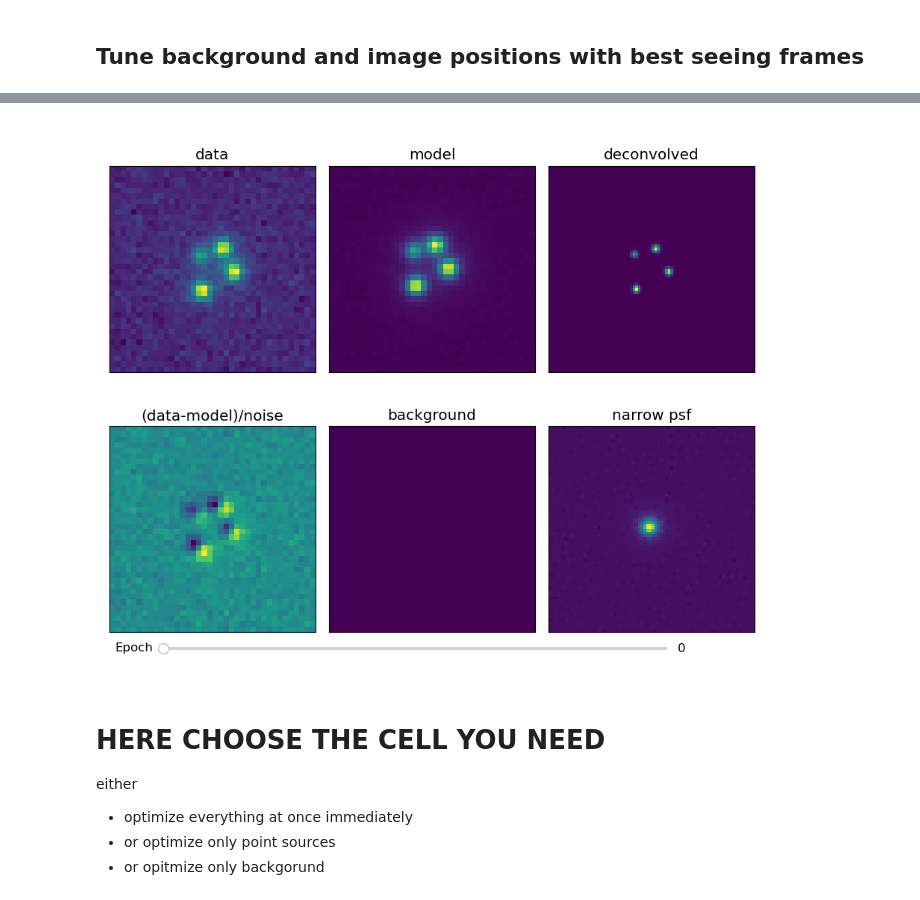
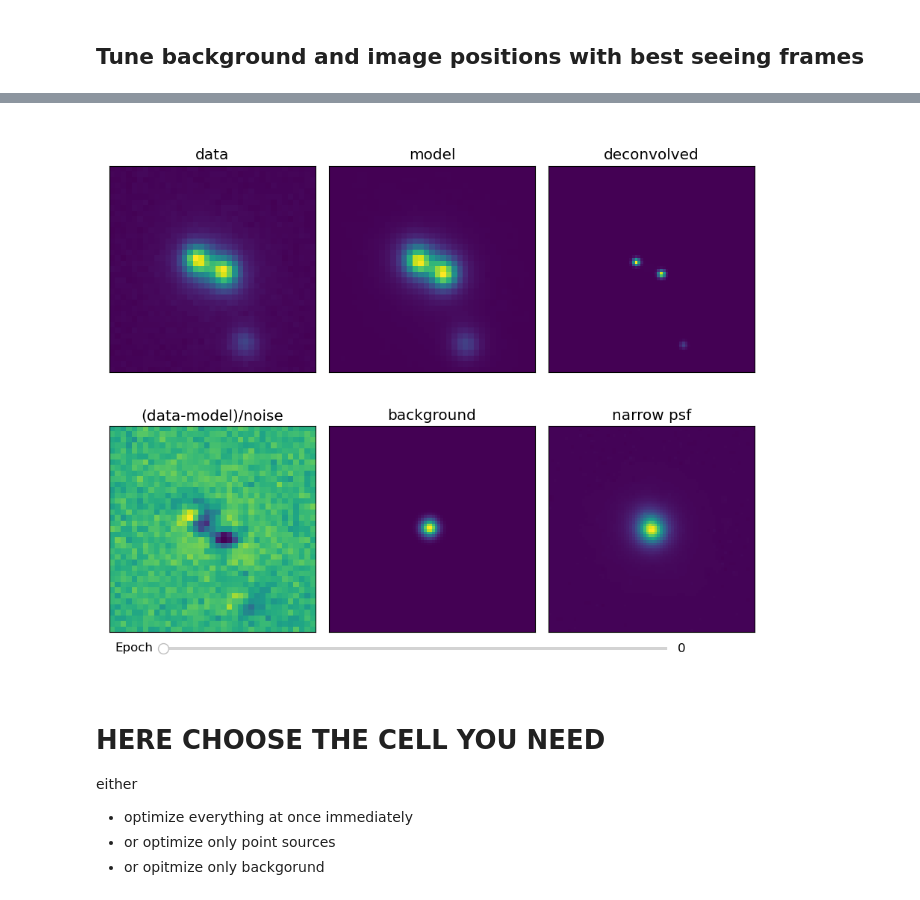
Before and after one commit to COSMOGRAIL/COSMOULINE, a Jupyter notebook: pipe/7_deconv_lens/2_deconv.ipynb, the cells around one changed output, grey strips where cells are left out. Drawn from its saved outputs; the diff is of its cells as text; code cells hidden in the pictures.

```diff
--- a/pipe/7_deconv_lens/2_deconv.ipynb
+++ b/pipe/7_deconv_lens/2_deconv.ipynb
@@ -140,19 +126,19 @@ plt.show()
 # image positions (read these from a matplotlib plot above)
 off = (im_size-1) / 2. # removing im_size / 2 because starred has (0,0) = center
 # you will probably need to adjust your offset
-imgs = {'A': (19.54, 22.52),
-        'B': (15.94, 15.10),
-        'C': (21.93, 18.26),
-        'D': (15.59, 21.51)}
+imgs = {'A': (15.42, 19.73),
+        'B': (19.95, 17.55),
+        's': (23.92, 4.83),
+       }
         #'b': (31.32, 32.49)}
 
 
-xs = np.array([imgs[im][0] for im in 'ABCD'])
-ys = np.array([imgs[im][1] for im in 'ABCD'])
+xs = np.array([imgs[im][0] for im in 'ABs'])
+ys = np.array([imgs[im][1] for im in 'ABs'])
 
 plt.figure()
 plt.imshow(data[0,:,:], origin='lower')
 plt.plot(xs, ys, 'x')
-for n, x, y in zip('ABCD', xs, ys):
+for n, x, y in zip('ABs', xs, ys):
     plt.text(x, y, n)
 # %% [output]
@@ -197,9 +183,13 @@ def generate_2D_gaussian(size, center, sigma=2):
 
 # (not used here)
 x_im, y_im = 30.06, 34.19 # read from the position of the lensing galaxy in the plot above
-
+cx = kwargs_init['kwargs_analytic']['c_x'][:2]
+cy = kwargs_init['kwargs_analytic']['c_y'][:2]
+offset = (model.image_size-1)/2
+x_im = np.mean(cx) + offset
+y_im = np.mean(cy) + offset
 # 35000: estimate a flux, trial and error.       # factor 2: supersampling.
-h_est = 35000* generate_2D_gaussian((128, 128), (2*x_im, 2*y_im))
+h_est = 10000* generate_2D_gaussian((model.image_size_up, model.image_size_up), (2*x_im, 2*y_im))
 plt.figure()
 plt.imshow(h_est, origin='lower')
 # we won't use h_est
@@ -229,29 +219,29 @@ setup_model(data, sigma_2, s, xs, ys, subsampling_factor, initial_a=None, astrom
 # %%
 # Parameter initialization
 
 # image positions (read these from a matplotlib plot above)
 off = (im_size-1) / 2. # removing im_size / 2 because starred has (0,0) = center
 
 initial_c_x = xs - off
 initial_c_y = ys - off
-initial_a = [15000., 16000., 16000., 9000.]
-initial_a = epochs*[1.5 * e for e in initial_a]
+initial_a = [15000., 15000., 3000]
+initial_a = epochs*[20. * e for e in initial_a]
 model, kwargs_init, kwargs_up, kwargs_down, kwargs_fixed = setup_model(data,
                                                                        noisemap**2,
                                                                        s,
-                                                                       initial_c_x,
-                                                                       initial_c_y,
+                                                                       initial_c_x+0.1,
+                                                                       initial_c_y-0.2,
                                                                        subsampling_factor,
                                                                        initial_a)
 
 
 
 
-#kwargs_init['kwargs_background']['h'] = h_est.flatten()
+kwargs_init['kwargs_background']['h'] = h_est.flatten()
 # first look at what our model is like given our initial guess:
 view_deconv_model(model, kwargs_init, data, noisemap**2)
 # %% [output]
-[figure, old version]
+[figure, new version]
 # %%
 # compute noise level in starlet space
 # MAKE SURE TO USE A NOISEMAP WITHOUT WEIRD THINGS
```
Also changed, not shown: parts of 21 cells of this notebook, 7 other files.
